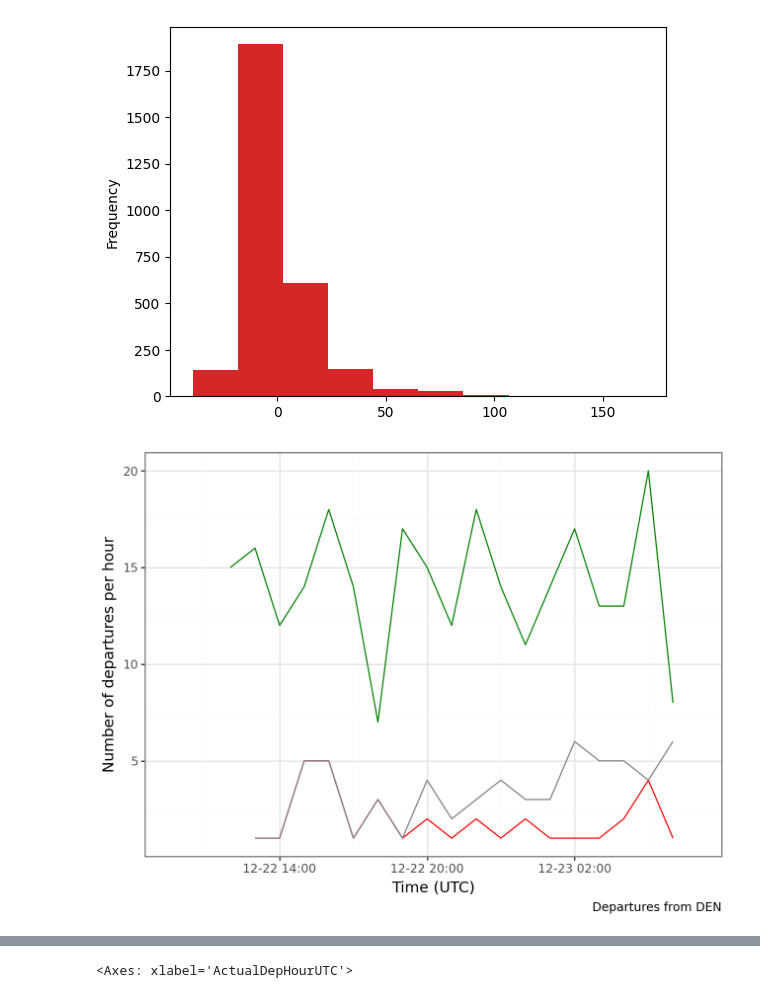
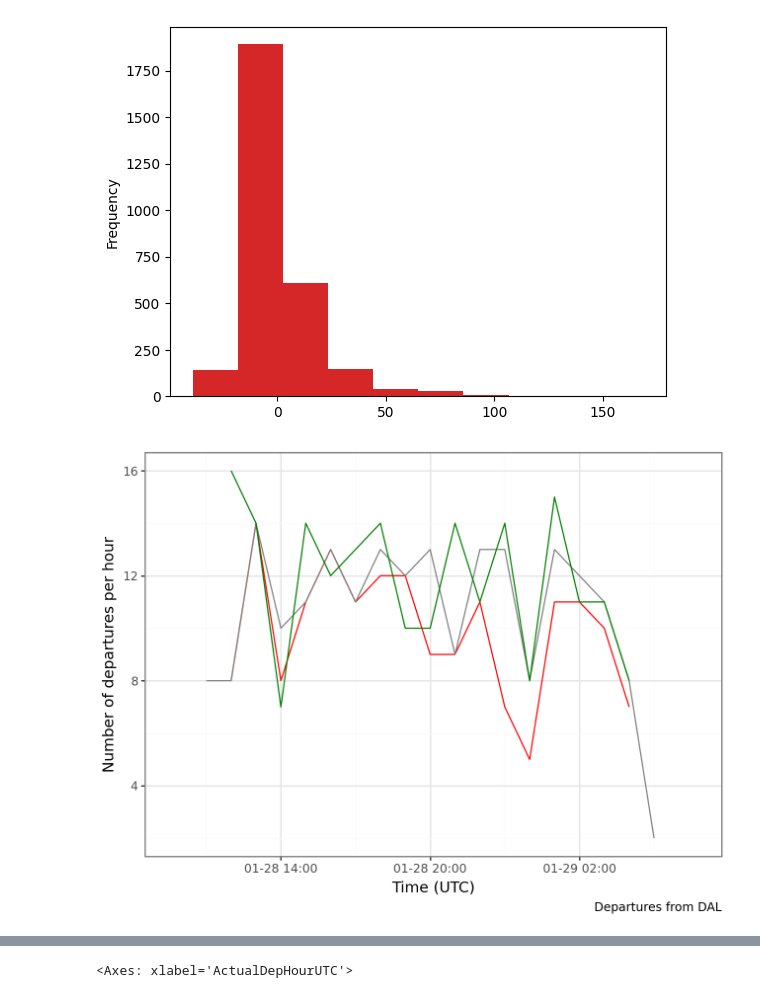
Before and after one commit to broad-well/recovair-abm, a Jupyter notebook: validation/compare_outcomes_once.ipynb, the cells around one changed output, grey strips where cells are left out. Saved outputs shown, nothing was run; the diff lists cells and outputs as text; code cells hidden in the pictures.

```diff
--- a/validation/compare_outcomes_once.ipynb
+++ b/validation/compare_outcomes_once.ipynb
@@ -308,0 +344,2 @@ ggsave(_, f'plots/2022-tradeoff.pdf', width=4, height=3)
+# %%
+comp2024.simulated.set_index('id').loc[[494621, 494619, 494620]]
@@ -330,3 +402,5 @@ comp.merged.query('tail == "N1802U"').sort_values('ActualDepTimeUTC')[['id', 'or
 | 2940 | 494075 | HNL | KOA | N8787K | N1802U | 2024-01-28 23:25:00+00:00 | 2024-01-28 23:22:00+00:00 | 2024-01-29 00:05:00+00:00 | ... |
 | 2942 | 494077 | KOA | HNL | N8787K | N1802U | 2024-01-29 01:30:00+00:00 | 2024-01-29 01:25:00+00:00 | 2024-01-29 03:00:00+00:00 | ... |
 | 2724 | 493859 | HNL | SMF | N8736J | N1802U | 2024-01-29 01:40:00+00:00 | 2024-01-29 01:39:00+00:00 | NaT | ... |
+# %%
+comp2024.actual['dep_time'] = pd.to_datetime(comp2024.actual['ActualDepTimeUTC'])
@@ -494,9 +592,9 @@ plt.show()
 # %% [output]
 [figure]
 # %%
-compare_dep_throughput_toggling_disruptions(comp2022.actual, comp2022.simulated, comp2022_nodisrupt.simulated, 'DEN')
+compare_dep_throughput_toggling_disruptions(comp2024.actual, comp2024.simulated, comp2024_nodisrupt.simulated, 'DAL')
 # %% [output]
-[figure, old version]
+[figure, new version]
 # %%
 for focus in ['DEN', 'HOU', 'MDW', 'MCO']:
     # co.pn.ggsave(compare_arr_throughput(comp, focus), f'plots/2022-nodisrupt-{focus}-arr-throughput.pdf', width=4, height=3)
```
Also changed, not shown: parts of 14 cells of this notebook, 5 other files.
